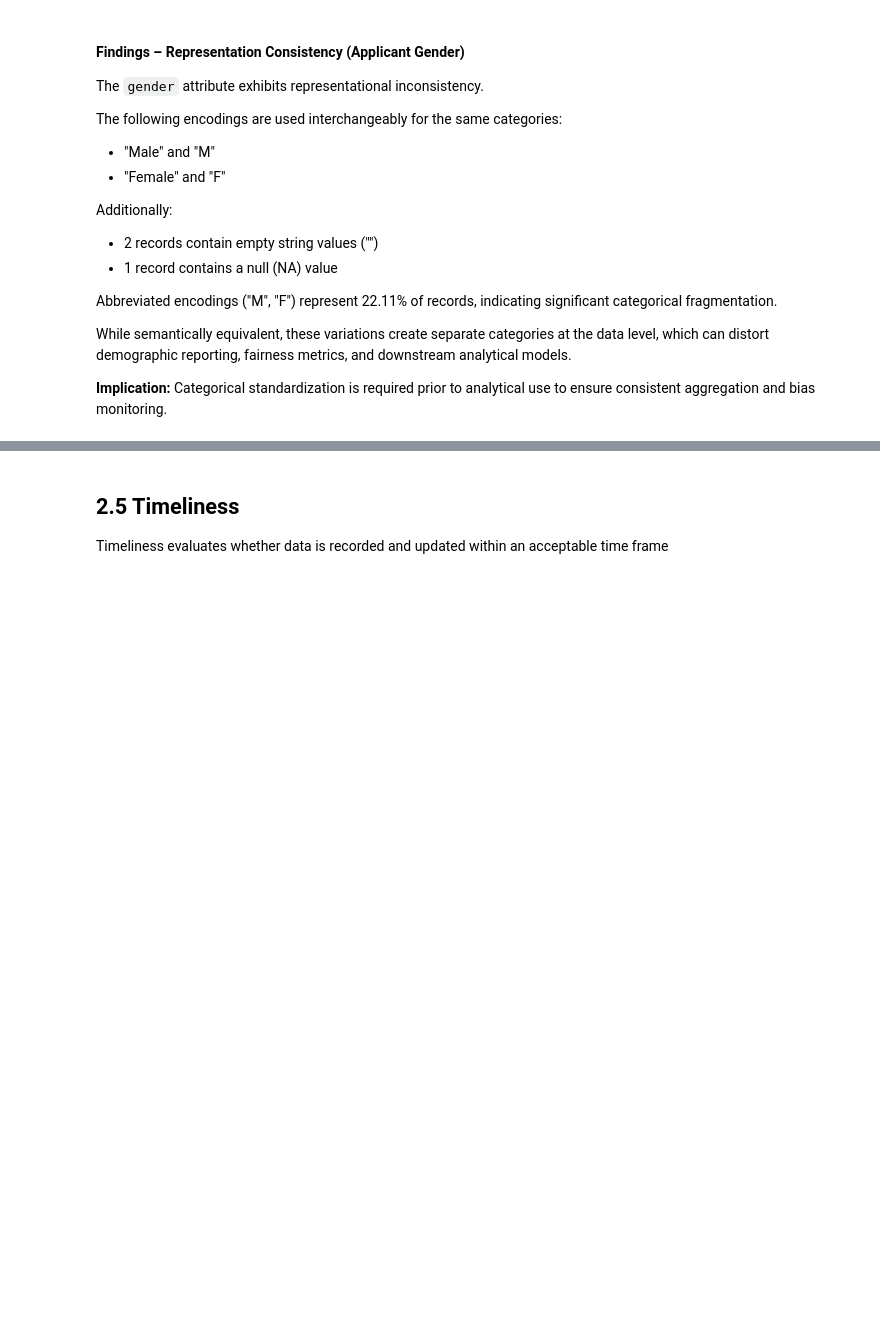
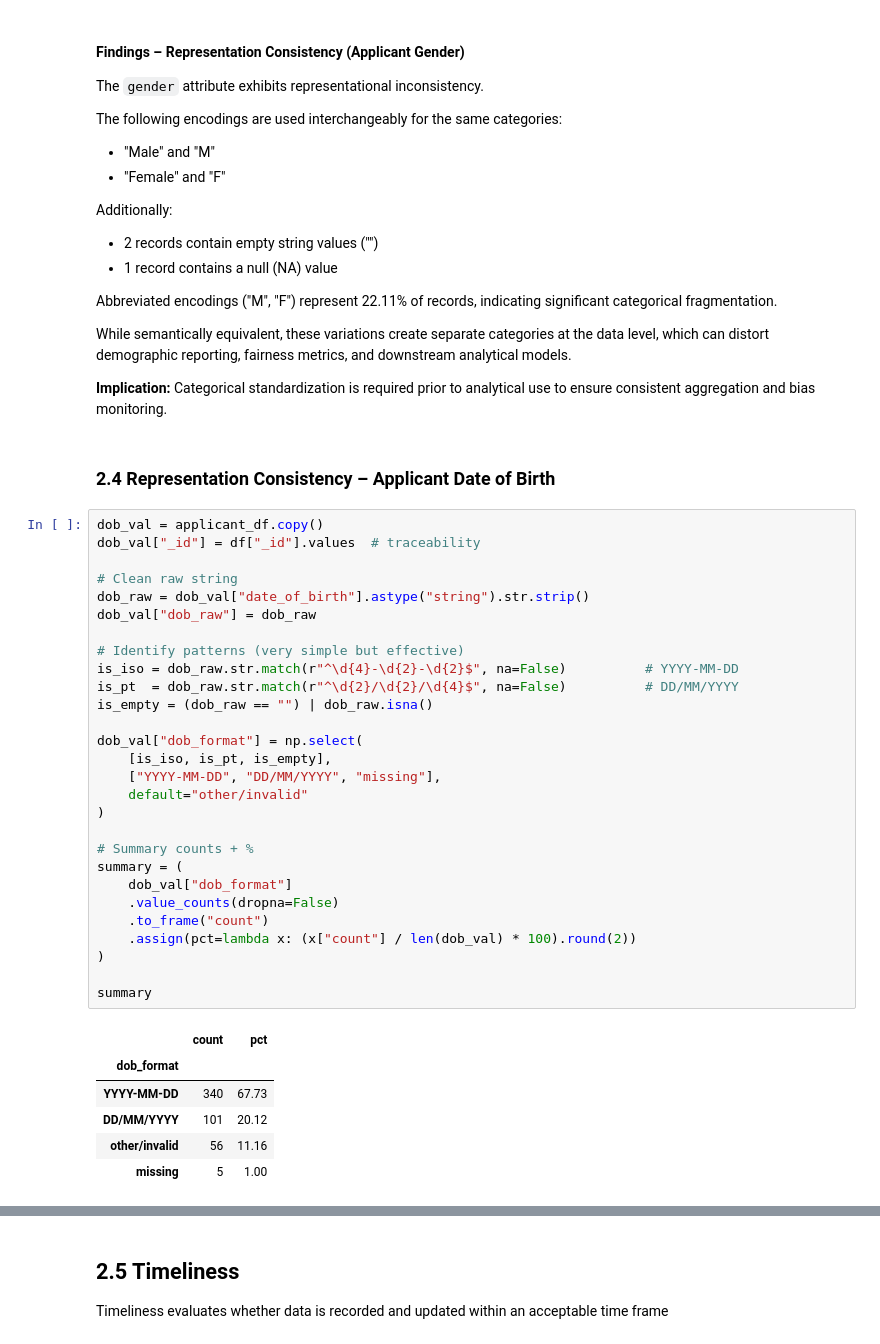
Before and after one commit to rafaelaacastro/dego_project_G4, a Jupyter notebook: notebooks/01-data-quality.ipynb, the cells around one changed output, grey strips where cells are left out. Cells and saved outputs as stored; diff of their text form; blank space fills up the shorter version.

Commit message:
v2 - data quality & cleaning pipeline

```diff
--- a/notebooks/01-data-quality.ipynb
+++ b/notebooks/01-data-quality.ipynb
@@ -612,3 +619,40 @@ Abbreviated encodings ("M", "F") represent 22.11% of records, indicating signifi
 While semantically equivalent, these variations create separate categories at the data level, which can distort demographic reporting, fairness metrics, and downstream analytical models.
 
 **Implication:** Categorical standardization is required prior to analytical use to ensure consistent aggregation and bias monitoring.
+# %% [markdown]
+### 2.4 Representation Consistency – Applicant Date of Birth
+# %%
+dob_val = applicant_df.copy()
+dob_val["_id"] = df["_id"].values  # traceability
+
+# Clean raw string
+dob_raw = dob_val["date_of_birth"].astype("string").str.strip()
+dob_val["dob_raw"] = dob_raw
+
+# Identify patterns (very simple but effective)
+is_iso = dob_raw.str.match(r"^\d{4}-\d{2}-\d{2}$", na=False)          # YYYY-MM-DD
+is_pt  = dob_raw.str.match(r"^\d{2}/\d{2}/\d{4}$", na=False)          # DD/MM/YYYY
+is_empty = (dob_raw == "") | dob_raw.isna()
+
+dob_val["dob_format"] = np.select(
+    [is_iso, is_pt, is_empty],
+    ["YYYY-MM-DD", "DD/MM/YYYY", "missing"],
+    default="other/invalid"
+)
+
+# Summary counts + %
+summary = (
+    dob_val["dob_format"]
+    .value_counts(dropna=False)
+    .to_frame("count")
+    .assign(pct=lambda x: (x["count"] / len(dob_val) * 100).round(2))
+)
+
+summary
+# %% [output]
+|  | count | pct |
+| dob_format |  |  |
+| YYYY-MM-DD | 340 | 67.73 |
+| DD/MM/YYYY | 101 | 20.12 |
+| other/invalid | 56 | 11.16 |
+| missing | 5 | 1.00 |
```
Also changed, not shown: parts of 23 cells of this notebook.
